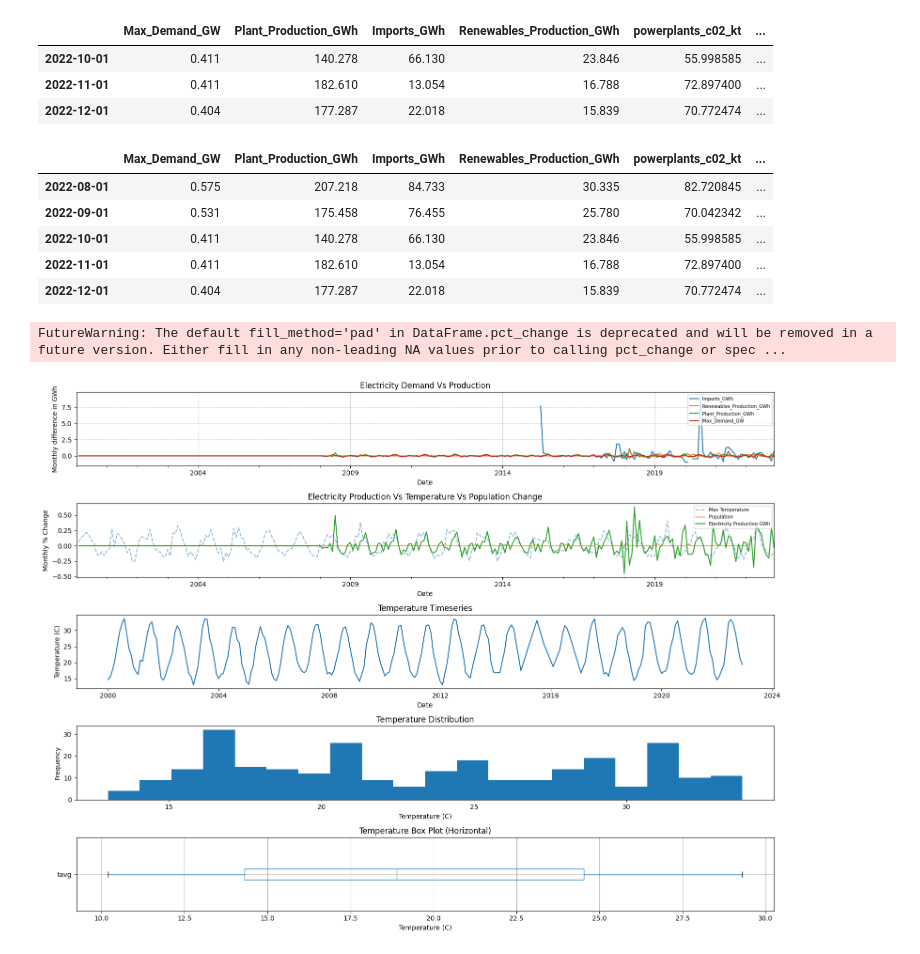
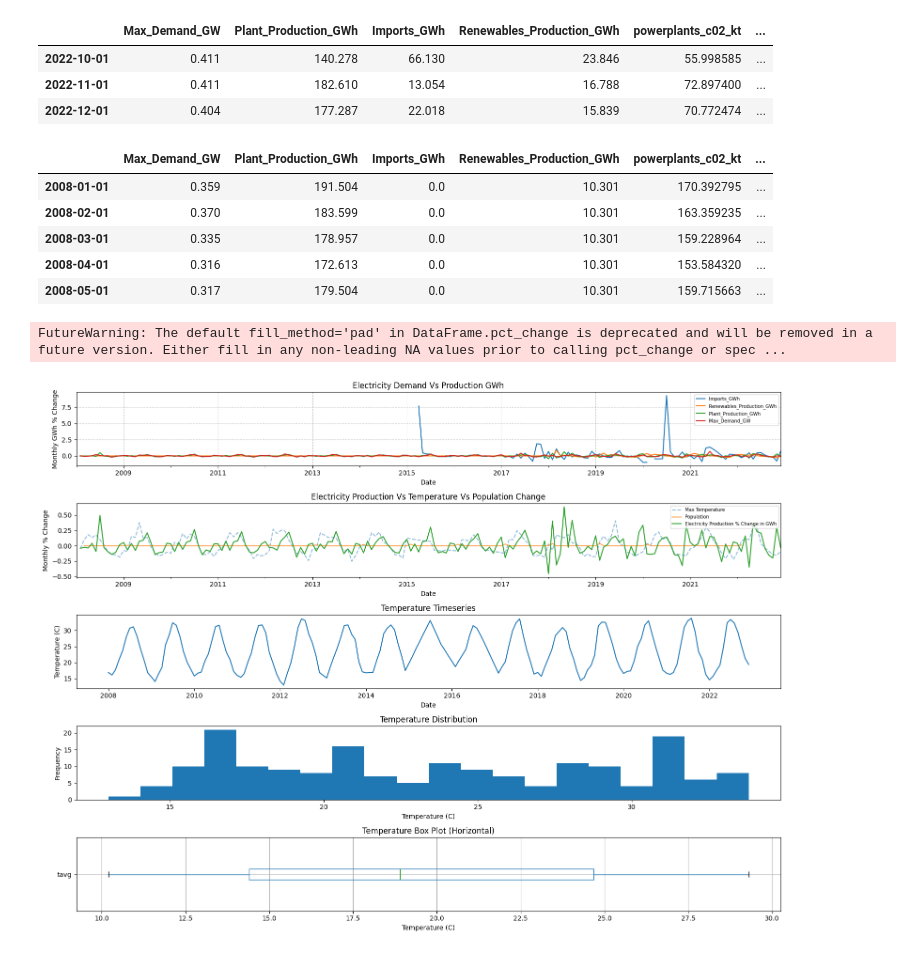
Before and after one commit to ATECO-malta/applied_ml_assignment, a Jupyter notebook: aml_ICS5110.ipynb, the cells around one changed output. Cells and saved outputs as stored; diff of their text form; code cells hidden in the pictures.

```diff
--- a/aml_ICS5110.ipynb
+++ b/aml_ICS5110.ipynb
@@ -65,7 +65,7 @@ from datetime import datetime
 import matplotlib.pyplot as plt
 
 # Constants here
-START_DATE = datetime(2000, 1, 1)
+START_DATE = datetime(2008, 1, 1)
 END_DATE = datetime(2022, 12, 31)
 
 # All unprocessed CVs should go here.
@@ -230,14 +230,14 @@ all_data_df.tail(3)
 # %%
 # In case indices failed to align.
 all_data_df = all_data_df.interpolate().ffill().bfill()
-all_data_df.tail(5)
+all_data_df.head(5)
 # %% [output]
 |  | Max_Demand_GW | Plant_Production_GWh | Imports_GWh | Renewables_Production_GWh | powerplants_c02_kt | ... |
-| 2022-08-01 | 0.575 | 207.218 | 84.733 | 30.335 | 82.720845 | ... |
-| 2022-09-01 | 0.531 | 175.458 | 76.455 | 25.780 | 70.042342 | ... |
-| 2022-10-01 | 0.411 | 140.278 | 66.130 | 23.846 | 55.998585 | ... |
-| 2022-11-01 | 0.411 | 182.610 | 13.054 | 16.788 | 72.897400 | ... |
-| 2022-12-01 | 0.404 | 177.287 | 22.018 | 15.839 | 70.772474 | ... |
+| 2008-01-01 | 0.359 | 191.504 | 0.0 | 10.301 | 170.392795 | ... |
+| 2008-02-01 | 0.370 | 183.599 | 0.0 | 10.301 | 163.359235 | ... |
+| 2008-03-01 | 0.335 | 178.957 | 0.0 | 10.301 | 159.228964 | ... |
+| 2008-04-01 | 0.316 | 172.613 | 0.0 | 10.301 | 153.584320 | ... |
+| 2008-05-01 | 0.317 | 179.504 | 0.0 | 10.301 | 159.715663 | ... |
 # %%
 prod_cols = [
     "Imports_GWh",
@@ -246,41 +246,61 @@ prod_cols = [
     "Max_Demand_GW",
 ]
 temp_data = temp_data_df["tmax"]
+
+
 fig, axes = plt.subplots(5, 1, figsize=(16, 12))
+
+
 all_data_df[prod_cols].pct_change().ffill().plot(kind="line", ax=axes[0])
 axes[0].set_xlabel("Date")
-axes[0].set_ylabel("Monthly difference in GWh")
+
+
+axes[0].set_ylabel("Monthly GWh % Change")
 axes[0].grid(axis="both", linestyle="--", alpha=0.7)
-axes[0].set_title("Electricity Demand Vs Production")
+axes[0].set_title("Electricity Demand Vs Production GWh")
 axes[0].legend(fontsize=7, loc="upper right")
+
 temp_data.pct_change().plot(
-
     kind="line", ax=axes[1], linestyle="--", alpha=0.5, label="Max Temperature"
 )
+
+
 pop_df.pct_change().plot(kind="line", ax=axes[1], alpha=0.7, label="Population")
+
+
 all_data_df["Plant_Production_GWh"].pct_change().plot(
-    kind="line", ax=axes[1], label="Electricity Production GWh"
+    kind="line", ax=axes[1], label="Electricity Production % Change in GWh"
 )
+
+
 axes[1].set_xlabel("Date")
 axes[1].set_ylabel("Monthly % Change")
 axes[1].set_title("Electricity Production Vs Temperature Vs Population Change")
 axes[1].legend(fontsize=7, loc="upper right")
+
+
 axes[2].plot(temp_data)
 axes[2].set_ylabel("Temperature (C)")
 axes[2].set_xlabel("Date")
 axes[2].set_title("Temperature Timeseries")
+
+
 axes[3].hist(temp_data, bins=20)
 axes[3].set_xlabel("Temperature (C)")
 axes[3].set_ylabel("Frequency")
 axes[3].set_title("Temperature Distribution")
+
+
 all_data_df.boxplot(column="tavg", vert=False)
 axes[4].set_title("Temperature Box Plot (Horizontal)")
 axes[4].set_xlabel("Temperature (C)")
+
+
 plt.tight_layout()
 plt.show()
 # %% [output]
 FutureWarning: The default fill_method='pad' in DataFrame.pct_change is deprecated and will be removed in a future version. Either fill in any non-leading NA values prior to calling pct_change or spec ...
-[figure, old version]
+[figure, new version]
 # %%
 plt.figure(figsize=(18, 8))
 
```
Also changed, not shown: parts of 1 cell of this notebook, 3 other files.
